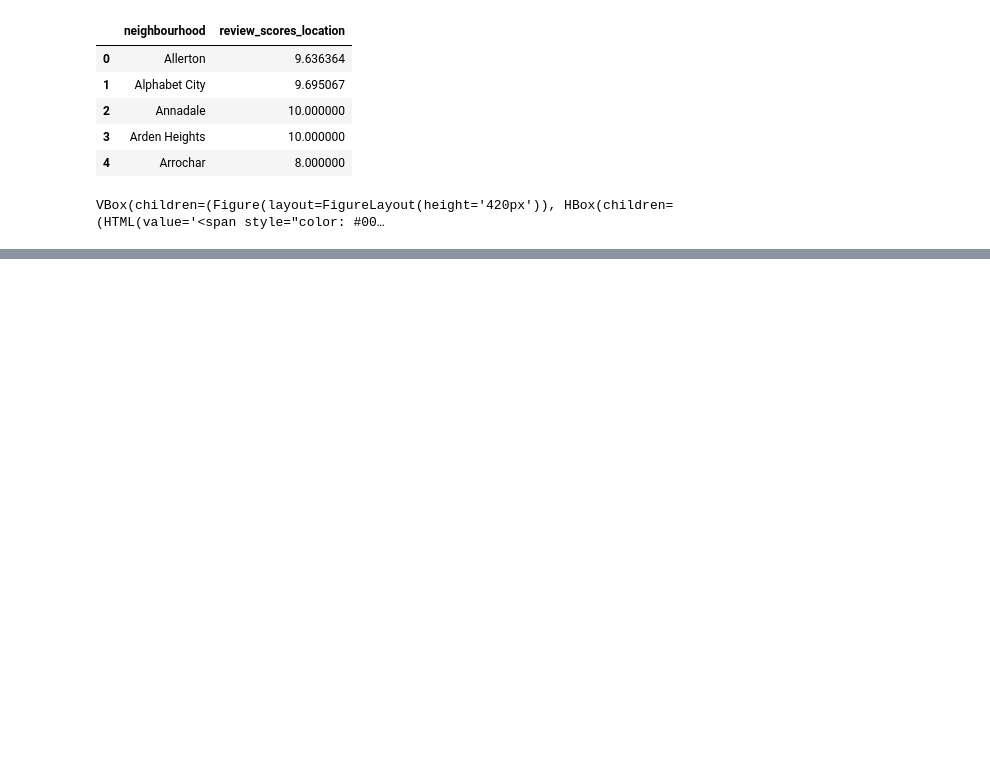
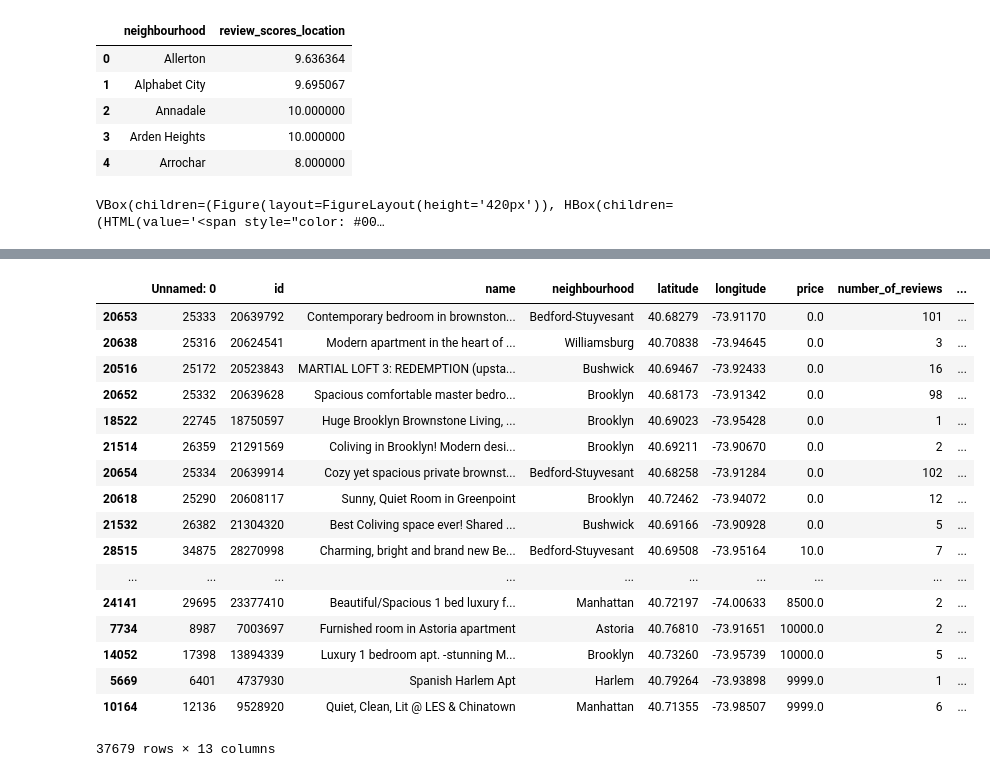
Before and after one commit to christinemazur/project1, a Jupyter notebook: NYCNeighborhoods.ipynb, the cells around one changed output, grey strips where cells are left out. Drawn from its saved outputs; the diff is of its cells as text; code cells hidden in the pictures; blank space fills up the shorter version.

```diff
--- a/NYCNeighborhoods.ipynb
+++ b/NYCNeighborhoods.ipynb
@@ -149,0 +320,3 @@ VBox(children=(Figure(layout=FigureLayout(height='420px')), HBox(children=(HTML(
+# %%
+NYC_df['Value for Renter'] = (NYC_df['review_scores_rating']+NYC_df['review_scores_location'])/NYC_df['price']
+NYC_df.head()
@@ -149,0 +330,21 @@ VBox(children=(Figure(layout=FigureLayout(height='420px')), HBox(children=(HTML(
+# %%
+NYC_df.sort_values(by='Value for Renter', ascending=False)
+# %% [output]
+|  | Unnamed: 0 | id | name | neighbourhood | latitude | longitude | price | number_of_reviews | ... |
+| 20653 | 25333 | 20639792 | Contemporary bedroom in brownston... | Bedford-Stuyvesant | 40.68279 | -73.91170 | 0.0 | 101 | ... |
+| 20638 | 25316 | 20624541 | Modern apartment in the heart of ... | Williamsburg | 40.70838 | -73.94645 | 0.0 | 3 | ... |
+| 20516 | 25172 | 20523843 | MARTIAL LOFT 3: REDEMPTION (upsta... | Bushwick | 40.69467 | -73.92433 | 0.0 | 16 | ... |
+| 20652 | 25332 | 20639628 | Spacious comfortable master bedro... | Brooklyn | 40.68173 | -73.91342 | 0.0 | 98 | ... |
+| 18522 | 22745 | 18750597 | Huge Brooklyn Brownstone Living, ... | Brooklyn | 40.69023 | -73.95428 | 0.0 | 1 | ... |
+| 21514 | 26359 | 21291569 | Coliving in Brooklyn! Modern desi... | Brooklyn | 40.69211 | -73.90670 | 0.0 | 2 | ... |
+| 20654 | 25334 | 20639914 | Cozy yet spacious private brownst... | Bedford-Stuyvesant | 40.68258 | -73.91284 | 0.0 | 102 | ... |
+| 20618 | 25290 | 20608117 | Sunny, Quiet Room in Greenpoint | Brooklyn | 40.72462 | -73.94072 | 0.0 | 12 | ... |
+| 21532 | 26382 | 21304320 | Best Coliving space ever! Shared ... | Bushwick | 40.69166 | -73.90928 | 0.0 | 5 | ... |
+| 28515 | 34875 | 28270998 | Charming, bright and brand new Be... | Bedford-Stuyvesant | 40.69508 | -73.95164 | 10.0 | 7 | ... |
+| ... | ... | ... | ... | ... | ... | ... | ... | ... | ... |
+| 24141 | 29695 | 23377410 | Beautiful/Spacious 1 bed luxury f... | Manhattan | 40.72197 | -74.00633 | 8500.0 | 2 | ... |
+| 7734 | 8987 | 7003697 | Furnished room in Astoria apartment | Astoria | 40.76810 | -73.91651 | 10000.0 | 2 | ... |
+| 14052 | 17398 | 13894339 | Luxury 1 bedroom apt. -stunning M... | Brooklyn | 40.73260 | -73.95739 | 10000.0 | 5 | ... |
+| 5669 | 6401 | 4737930 | Spanish Harlem Apt | Harlem | 40.79264 | -73.93898 | 9999.0 | 1 | ... |
+| 10164 | 12136 | 9528920 | Quiet, Clean, Lit @ LES & Chinatown | Manhattan | 40.71355 | -73.98507 | 9999.0 | 6 | ... |
+37679 rows × 13 columns
```
Also changed, not shown: parts of 11 cells of this notebook.
